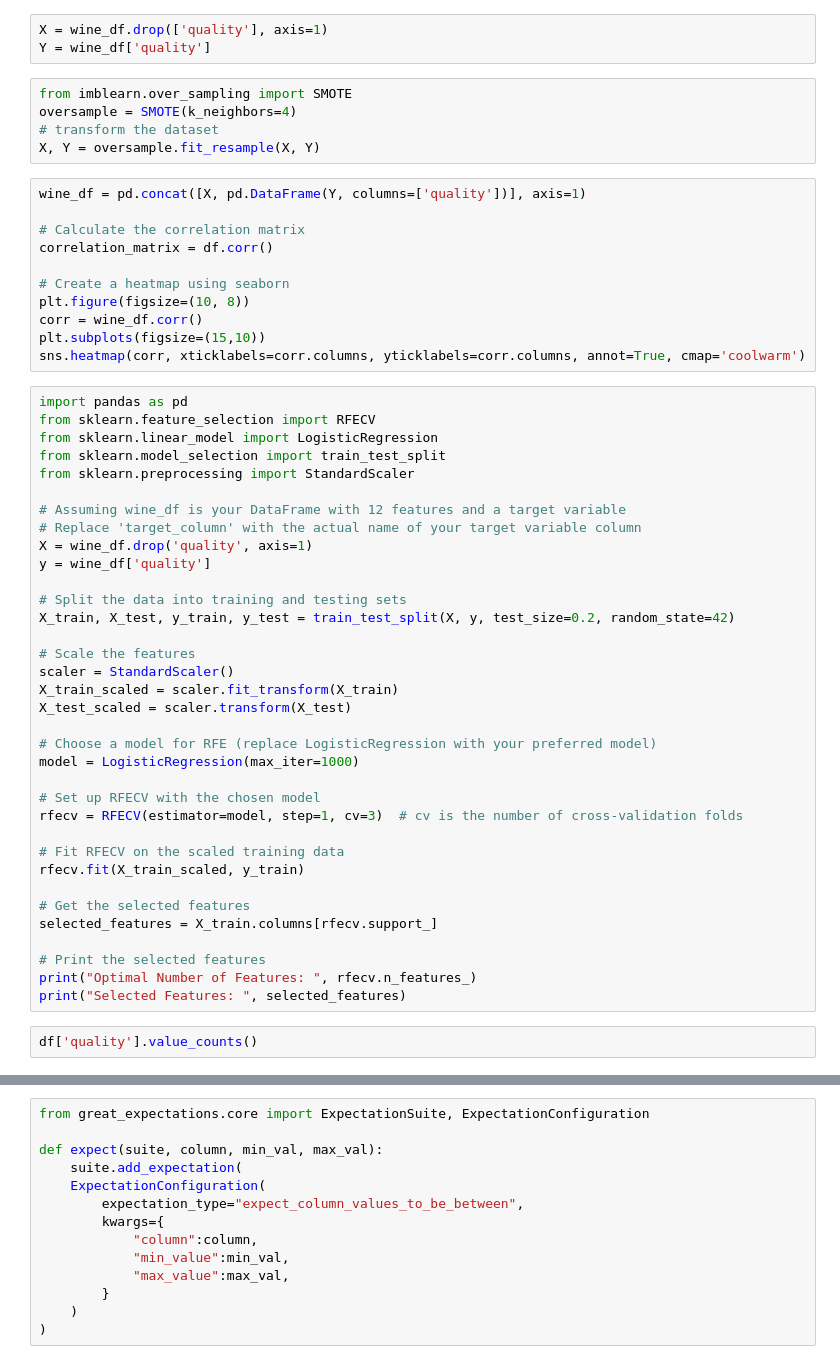
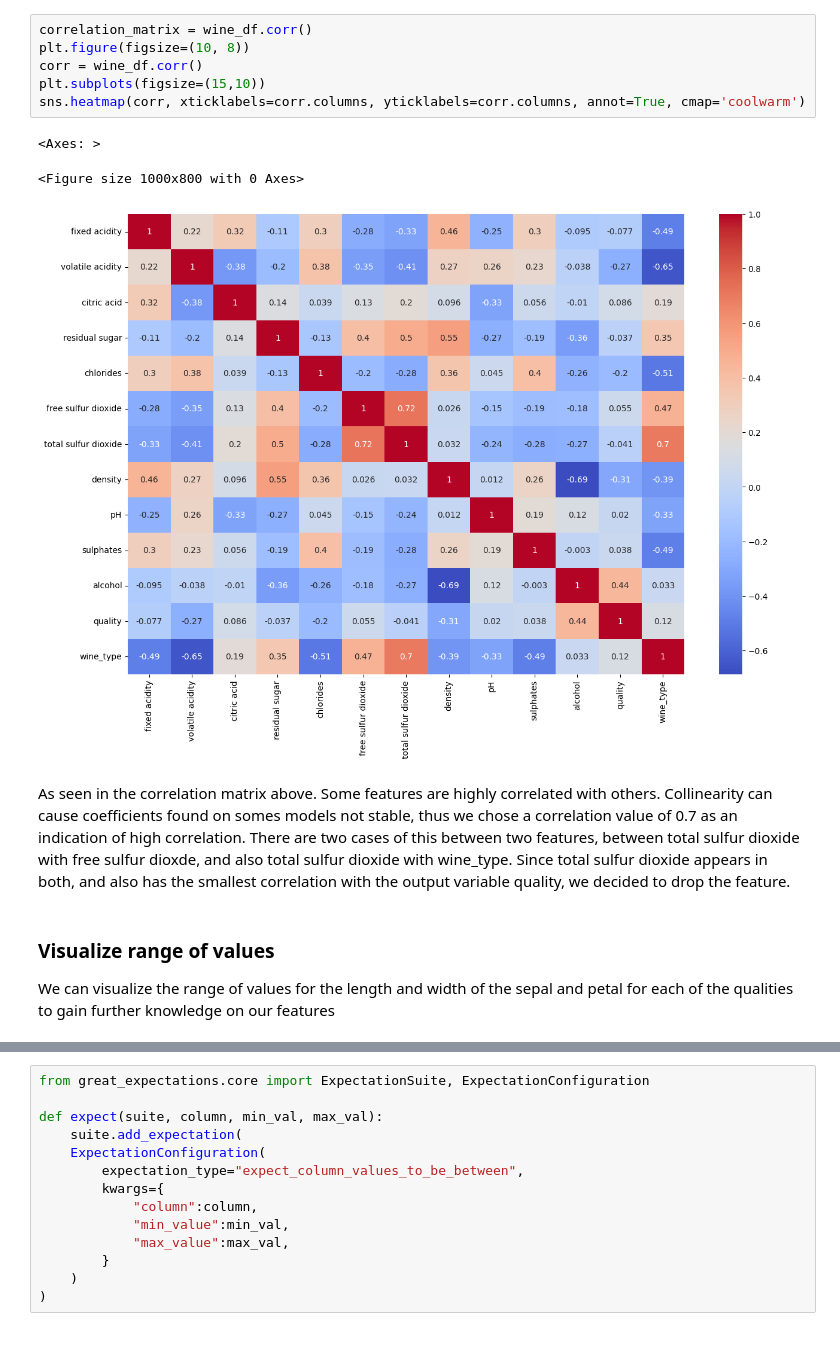
Before and after one commit to Lukox/KTH-ID2223, a Jupyter notebook: Lab1/Task2/wine-eda-and-backfill-feature-group.ipynb, the cells around one changed output, grey strips where cells are left out. Saved outputs shown, nothing was run; the diff lists cells and outputs as text.

```diff
--- a/Lab1/Task2/wine-eda-and-backfill-feature-group.ipynb
+++ b/Lab1/Task2/wine-eda-and-backfill-feature-group.ipynb
@@ -54,59 +187,19 @@ To do this, we can visualize the range of values for the length and width of the
-# %%
-X = wine_df.drop(['quality'], axis=1)
-Y = wine_df['quality']
-# %%
-from imblearn.over_sampling import SMOTE
-oversample = SMOTE(k_neighbors=4)
-# transform the dataset
-X, Y = oversample.fit_resample(X, Y)
-# %%
-wine_df = pd.concat([X, pd.DataFrame(Y, columns=['quality'])], axis=1)
-
-# Calculate the correlation matrix
-correlation_matrix = df.corr()
-
-# Create a heatmap using seaborn
-plt.figure(figsize=(10, 8))
-corr = wine_df.corr()
-plt.subplots(figsize=(15,10))
-sns.heatmap(corr, xticklabels=corr.columns, yticklabels=corr.columns, annot=True, cmap='coolwarm')
-# %%
-import pandas as pd
-from sklearn.feature_selection import RFECV
-from sklearn.linear_model import LogisticRegression
-from sklearn.model_selection import train_test_split
-from sklearn.preprocessing import StandardScaler
-
-# Assuming wine_df is your DataFrame with 12 features and a target variable
-# Replace 'target_column' with the actual name of your target variable column
-X = wine_df.drop('quality', axis=1)
-y = wine_df['quality']
-
-# Split the data into training and testing sets
-X_train, X_test, y_train, y_test = train_test_split(X, y, test_size=0.2, random_state=42)
-
-# Scale the features
-scaler = StandardScaler()
-X_train_scaled = scaler.fit_transform(X_train)
-X_test_scaled = scaler.transform(X_test)
-
-# Choose a model for RFE (replace LogisticRegression with your preferred model)
-model = LogisticRegression(max_iter=1000)
-
-# Set up RFECV with the chosen model
-rfecv = RFECV(estimator=model, step=1, cv=3)  # cv is the number of cross-validation folds
-
-# Fit RFECV on the scaled training data
-rfecv.fit(X_train_scaled, y_train)
-
-# Get the selected features
-selected_features = X_train.columns[rfecv.support_]
-
-# Print the selected features
-print("Optimal Number of Features: ", rfecv.n_features_)
-print("Selected Features: ", selected_features)
-# %%
-df['quality'].value_counts()
+# %%
+correlation_matrix = wine_df.corr()
+plt.figure(figsize=(10, 8))
+corr = wine_df.corr()
+plt.subplots(figsize=(15,10))
+sns.heatmap(corr, xticklabels=corr.columns, yticklabels=corr.columns, annot=True, cmap='coolwarm')
+# %% [output]
+<Axes: >
+<Figure size 1000x800 with 0 Axes>
+[figure, added]
+# %% [markdown]
+As seen in the correlation matrix above. Some features are highly correlated with others. Collinearity can cause coefficients found on somes models not stable, thus we chose a correlation value of 0.7 as an indication of high correlation. There are two cases of this between two features, between total sulfur dioxide with free sulfur dioxde, and also total sulfur dioxide with wine_type. Since total sulfur dioxide appears in both, and also has the smallest correlation with the output variable quality, we decided to drop the feature.
+# %% [markdown]
+### Visualize range of values
+
+We can visualize the range of values for the length and width of the sepal and petal for each of the qualities to gain further knowledge on our features
 # %%
 g = sns.violinplot(y='fixed acidity', x='quality', data=wine_df, inner='quartile')
 plt.show()
```
Also changed, not shown: parts of 26 cells of this notebook.
